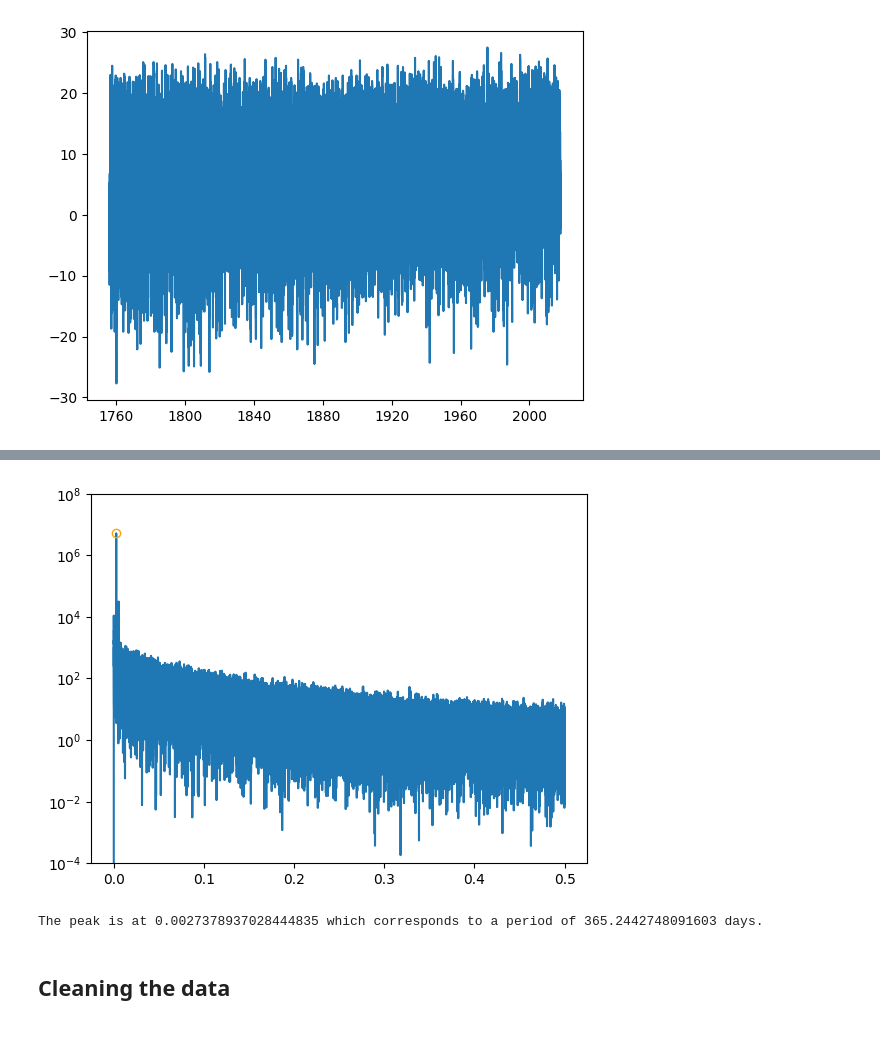
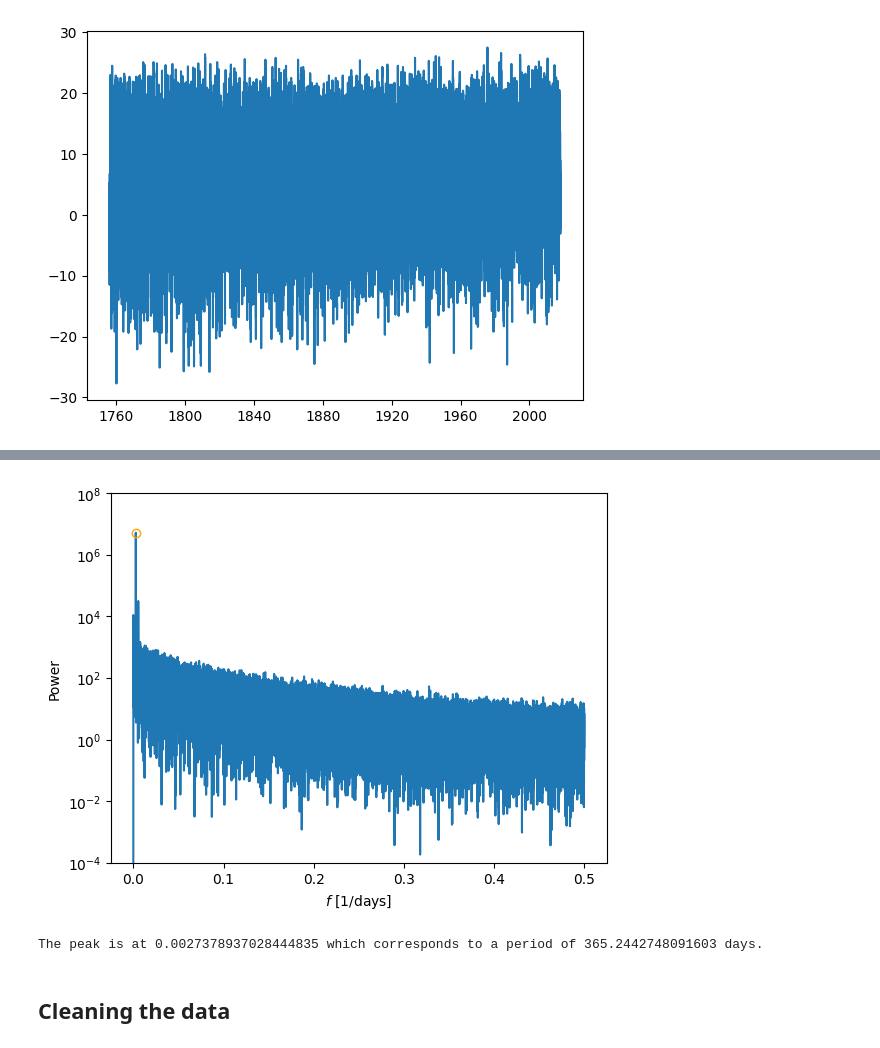
Before and after one commit to XindiLiu/TS_Project, a Jupyter notebook: partA.ipynb, the cells around one changed output, grey strips where cells are left out. Drawn from its saved outputs; the diff is of its cells as text; code cells hidden in the pictures.

```diff
--- a/partA.ipynb
+++ b/partA.ipynb
@@ -44,16 +48,18 @@ plt.show()
 # %%
 
 f, px =periodogram(data["Temperature"])
 plt.plot(f,px)
 plt.yscale("log")
 plt.ylim([1E-4,1E8])
 max_p=np.max(px)
 max_f=f[np.argmax(px)]
 plt.plot(max_f,max_p,'o',markerfacecolor='none',markeredgecolor='orange')
+plt.ylabel("Power")
+plt.xlabel(r"$f$ [1/days]")
 plt.show()
 print("The peak is at",max_f,"which corresponds to a period of",1/max_f,"days.")
 # %% [output]
-[figure, old version]
+[figure, new version]
 The peak is at 0.0027378937028444835 which corresponds to a period of 365.2442748091603 days.
 # %% [markdown]
 ## Cleaning the data
```
Also changed, not shown: parts of 6 cells of this notebook, 4 other files.
